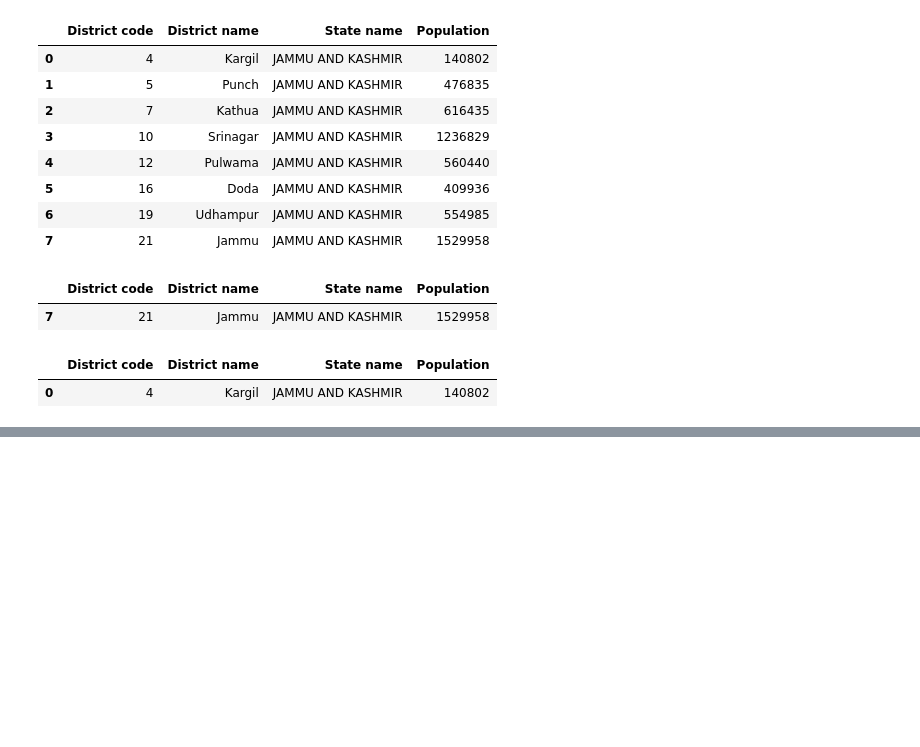
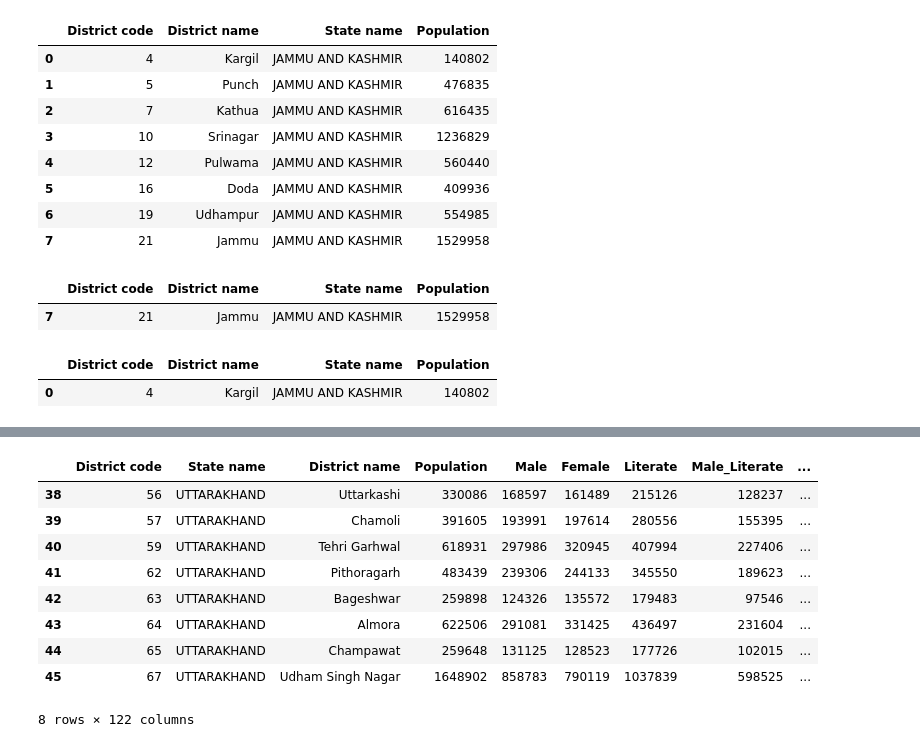
Before and after one commit to kanika881/indian_census_streamlit_project, a Jupyter notebook: file.ipynb, the cells around one changed output, grey strips where cells are left out. Saved outputs shown, nothing was run; the diff lists cells and outputs as text; code cells hidden in the pictures; blank space fills up the shorter version.

```diff
--- a/file.ipynb
+++ b/file.ipynb
@@ -393,3 +393,5 @@ data.sort_values(by="Population").head(1)
 | 0 | 4 | Kargil | JAMMU AND KASHMIR | 140802 |
 # %%
 import plotly.express as px
+# %%
+df=pd.read_csv("india_data.csv")
@@ -395,0 +431,13 @@ import plotly.express as px
+# %%
+df[df["State name"]=="UTTARAKHAND"]
+# %% [output]
+|  | District code | State name | District name | Population | Male | Female | Literate | Male_Literate | ... |
+| 38 | 56 | UTTARAKHAND | Uttarkashi | 330086 | 168597 | 161489 | 215126 | 128237 | ... |
+| 39 | 57 | UTTARAKHAND | Chamoli | 391605 | 193991 | 197614 | 280556 | 155395 | ... |
+| 40 | 59 | UTTARAKHAND | Tehri Garhwal | 618931 | 297986 | 320945 | 407994 | 227406 | ... |
+| 41 | 62 | UTTARAKHAND | Pithoragarh | 483439 | 239306 | 244133 | 345550 | 189623 | ... |
+| 42 | 63 | UTTARAKHAND | Bageshwar | 259898 | 124326 | 135572 | 179483 | 97546 | ... |
+| 43 | 64 | UTTARAKHAND | Almora | 622506 | 291081 | 331425 | 436497 | 231604 | ... |
+| 44 | 65 | UTTARAKHAND | Champawat | 259648 | 131125 | 128523 | 177726 | 102015 | ... |
+| 45 | 67 | UTTARAKHAND | Udham Singh Nagar | 1648902 | 858783 | 790119 | 1037839 | 598525 | ... |
+8 rows × 122 columns
```
Also changed, not shown: parts of 3 cells of this notebook, 2 other files.
